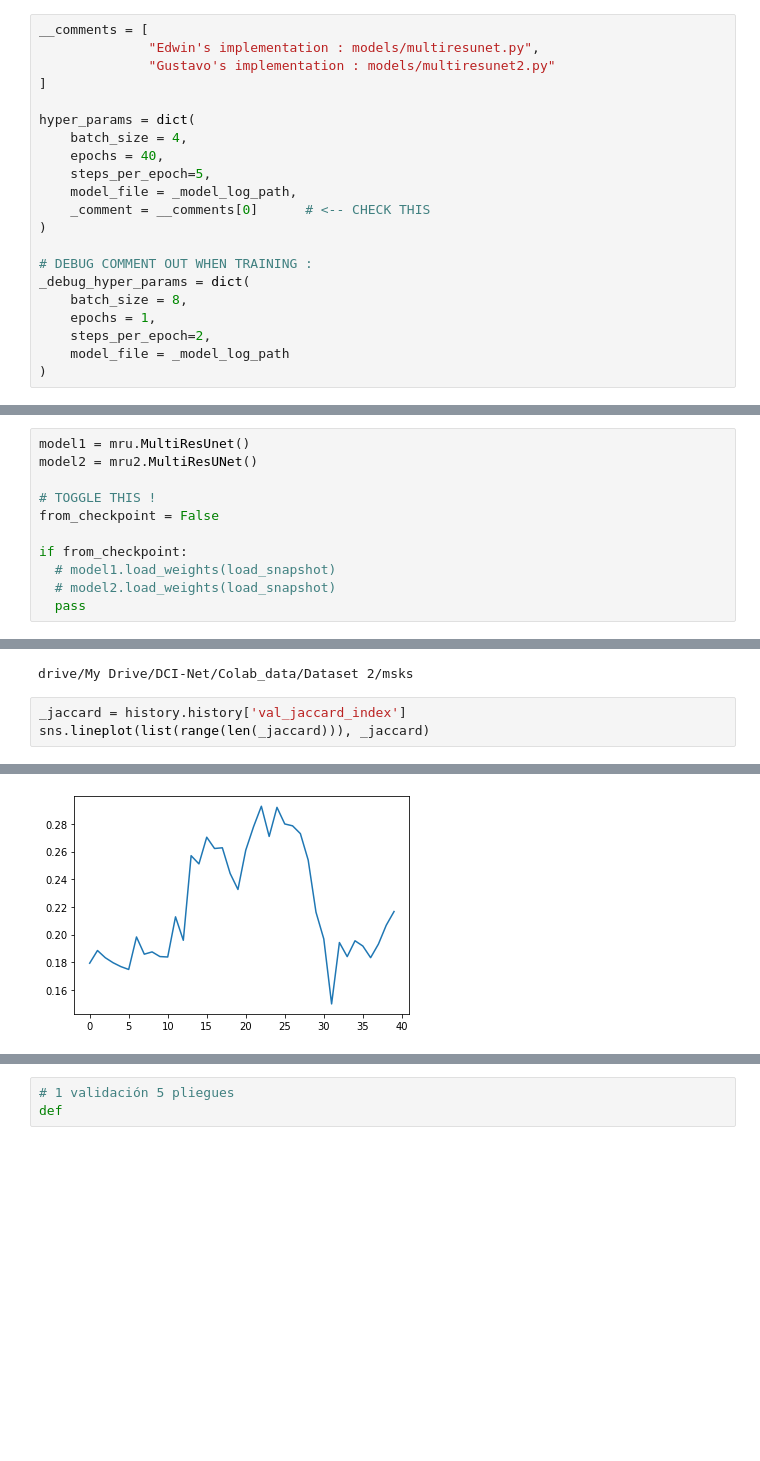
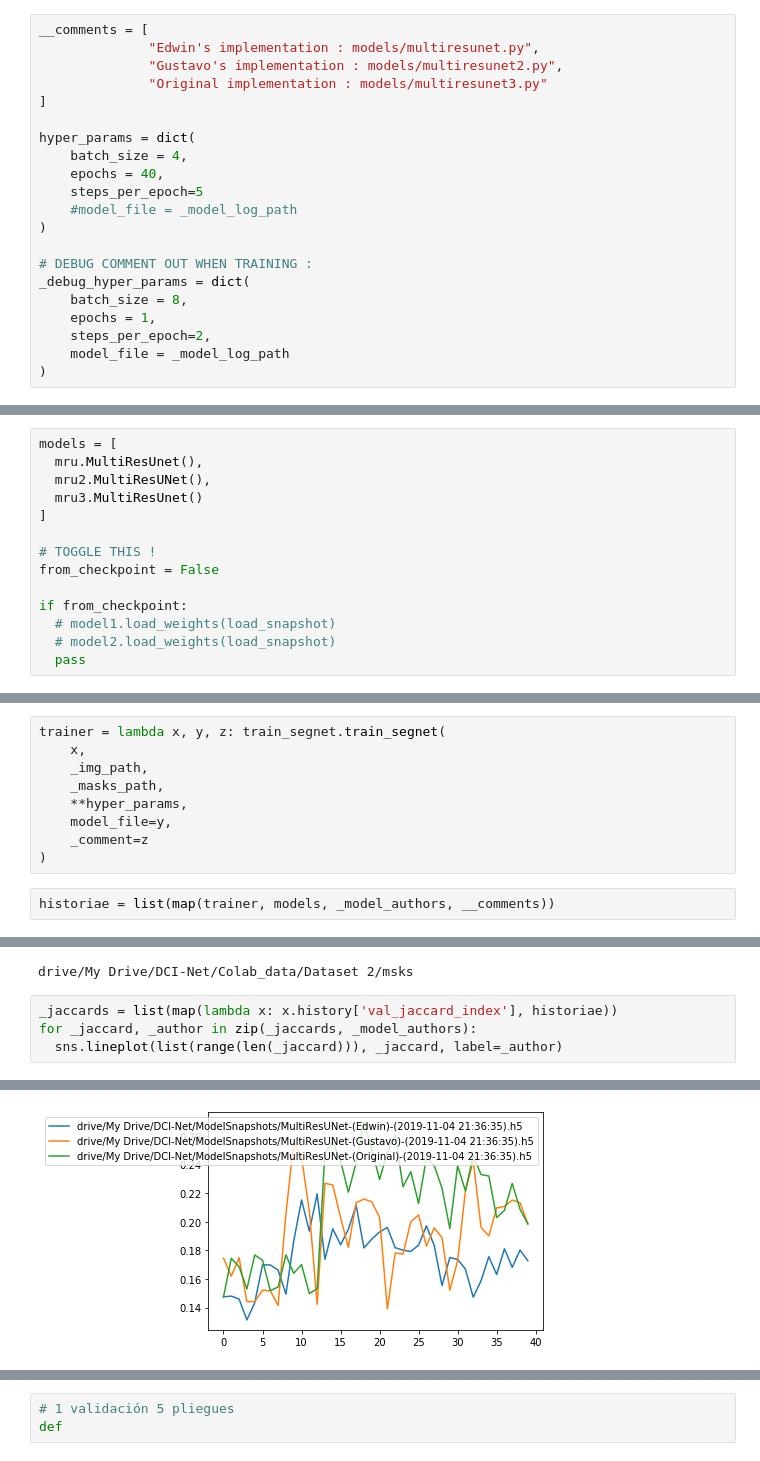
Before and after one commit to edwinb-ai/segmed, a Jupyter notebook: example_notebooks/Comparative_MultiResUNet.ipynb, the cells around one changed output, grey strips where cells are left out. Drawn from its saved outputs; the diff is of its cells as text; blank space fills up the shorter version.

Commit message:
Poor perfomance of all three models on Dataset2 without data augmentation.

```diff
--- a/example_notebooks/Comparative_MultiResUNet.ipynb
+++ b/example_notebooks/Comparative_MultiResUNet.ipynb
@@ -165,15 +200,15 @@ Define hyperparameters
 # %%
 __comments = [
               "Edwin's implementation : models/multiresunet.py",
-              "Gustavo's implementation : models/multiresunet2.py"
+              "Gustavo's implementation : models/multiresunet2.py",
+              "Original implementation : models/multiresunet3.py"
 ]
 
 hyper_params = dict(
     batch_size = 4,
     epochs = 40,
-    steps_per_epoch=5,
-    model_file = _model_log_path,
-    _comment = __comments[0]      # <-- CHECK THIS
+    steps_per_epoch=5
+    #model_file = _model_log_path
 )
 
 # DEBUG COMMENT OUT WHEN TRAINING :
@@ -204,8 +243,11 @@ load_snapshot
 
 Instantiate a MultiResUNet model, **optionally** from a checkpoint :
 # %%
-model1 = mru.MultiResUnet()
-model2 = mru2.MultiResUNet()
+models = [
+  mru.MultiResUnet(),
+  mru2.MultiResUNet(),
+  mru3.MultiResUnet()
+]
 
 # TOGGLE THIS !
 from_checkpoint = False
@@ -216,0 +263,11 @@ if from_checkpoint:
+# %%
+trainer = lambda x, y, z: train_segnet.train_segnet(
+    x,
+    _img_path,
+    _masks_path,
+    **hyper_params,
+    model_file=y,
+    _comment=z
+)
+# %%
+historiae = list(map(trainer, models, _model_authors, __comments))
@@ -246,6 +308,7 @@ print(_masks_path)
 # %% [output]
 drive/My Drive/DCI-Net/Colab_data/Dataset 2/msks
 # %%
-_jaccard = history.history['val_jaccard_index']
-sns.lineplot(list(range(len(_jaccard))), _jaccard)
+_jaccards = list(map(lambda x: x.history['val_jaccard_index'], historiae))
+for _jaccard, _author in zip(_jaccards, _model_authors):
+  sns.lineplot(list(range(len(_jaccard))), _jaccard, label=_author)
 # %% [output]
@@ -253,2 +315,2 @@ sns.lineplot(list(range(len(_jaccard))), _jaccard)
-[figure, old version]
+[figure, new version]
 # %%
```
Also changed, not shown: parts of 16 cells of this notebook.
